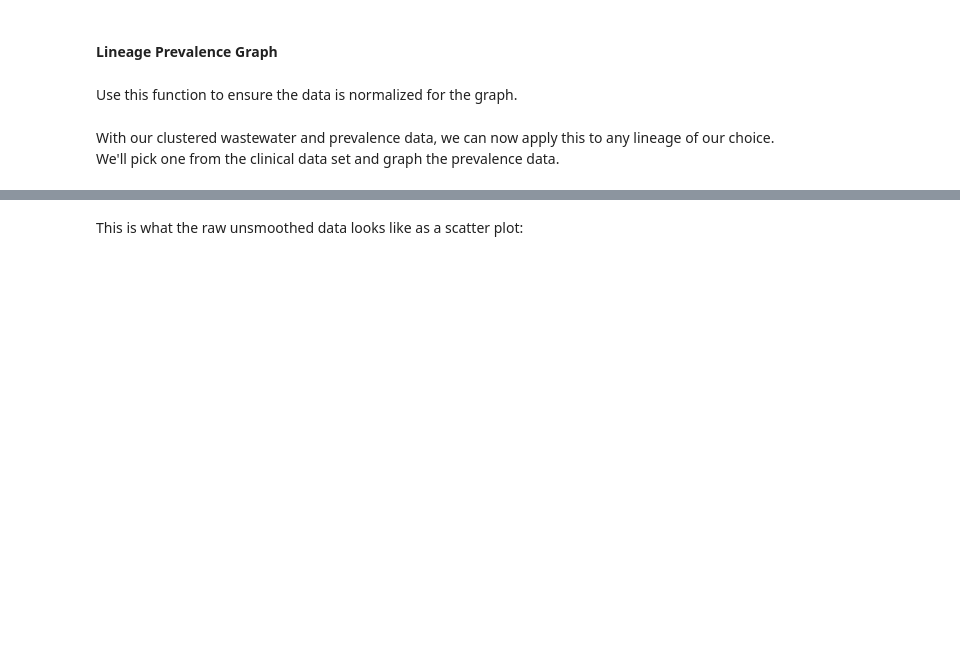
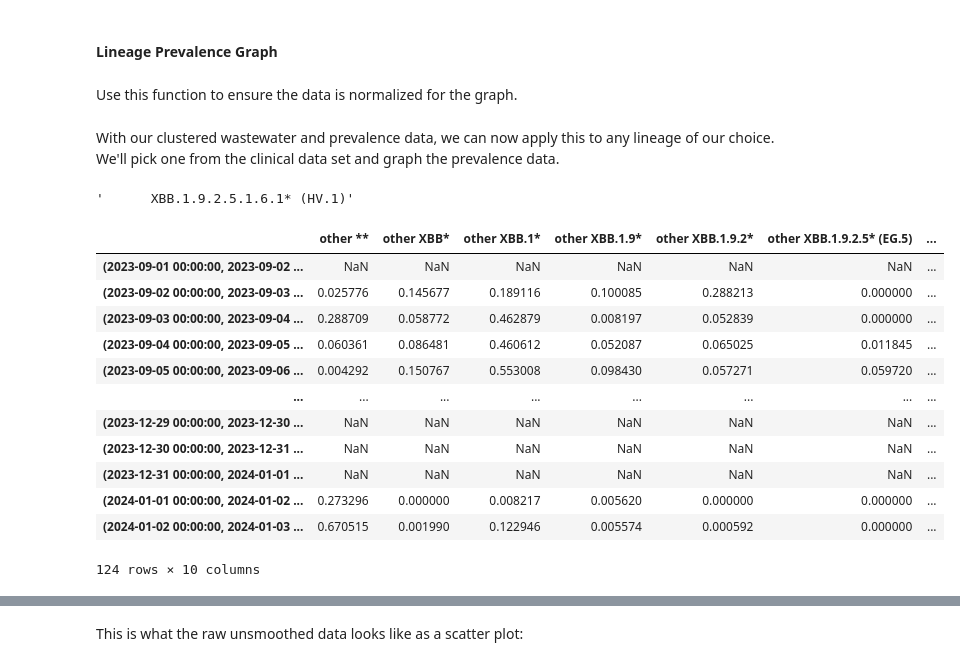
Before and after one commit to ibloise/python-outbreak-info, a Jupyter notebook: docs/figC.ipynb, the cells around one changed output, grey strips where cells are left out. Cells and saved outputs as stored; diff of their text form; code cells hidden in the pictures; blank space fills up the shorter version.

```diff
--- a/docs/figC.ipynb
+++ b/docs/figC.ipynb
@@ -117,3 +153,22 @@ def lognorm_ci(x, r):
 With our clustered wastewater and prevalence data, we can now apply this to any lineage of our choice. We'll pick one from the clinical data set and graph the prevalence data.
 # %%
 lin = clustered_ww_prevalences_daily.columns[-1] # Refers to lineage XBB.1.9.2.5.1.6.1
+lin
+# %% [output]
+'      XBB.1.9.2.5.1.6.1* (HV.1)'
+# %%
+clustered_ww_prevalences_daily_unsmoothed
+# %% [output]
+|  | other ** | other XBB* | other XBB.1* | other XBB.1.9* | other XBB.1.9.2* | other XBB.1.9.2.5* (EG.5) | ... |
+| (2023-09-01 00:00:00, 2023-09-02 ... | NaN | NaN | NaN | NaN | NaN | NaN | ... |
+| (2023-09-02 00:00:00, 2023-09-03 ... | 0.025776 | 0.145677 | 0.189116 | 0.100085 | 0.288213 | 0.000000 | ... |
+| (2023-09-03 00:00:00, 2023-09-04 ... | 0.288709 | 0.058772 | 0.462879 | 0.008197 | 0.052839 | 0.000000 | ... |
+| (2023-09-04 00:00:00, 2023-09-05 ... | 0.060361 | 0.086481 | 0.460612 | 0.052087 | 0.065025 | 0.011845 | ... |
+| (2023-09-05 00:00:00, 2023-09-06 ... | 0.004292 | 0.150767 | 0.553008 | 0.098430 | 0.057271 | 0.059720 | ... |
+| ... | ... | ... | ... | ... | ... | ... | ... |
+| (2023-12-29 00:00:00, 2023-12-30 ... | NaN | NaN | NaN | NaN | NaN | NaN | ... |
+| (2023-12-30 00:00:00, 2023-12-31 ... | NaN | NaN | NaN | NaN | NaN | NaN | ... |
+| (2023-12-31 00:00:00, 2024-01-01 ... | NaN | NaN | NaN | NaN | NaN | NaN | ... |
+| (2024-01-01 00:00:00, 2024-01-02 ... | 0.273296 | 0.000000 | 0.008217 | 0.005620 | 0.000000 | 0.000000 | ... |
+| (2024-01-02 00:00:00, 2024-01-03 ... | 0.670515 | 0.001990 | 0.122946 | 0.005574 | 0.000592 | 0.000000 | ... |
+124 rows × 10 columns
```
Also changed, not shown: parts of 8 cells of this notebook, 5 other files.
